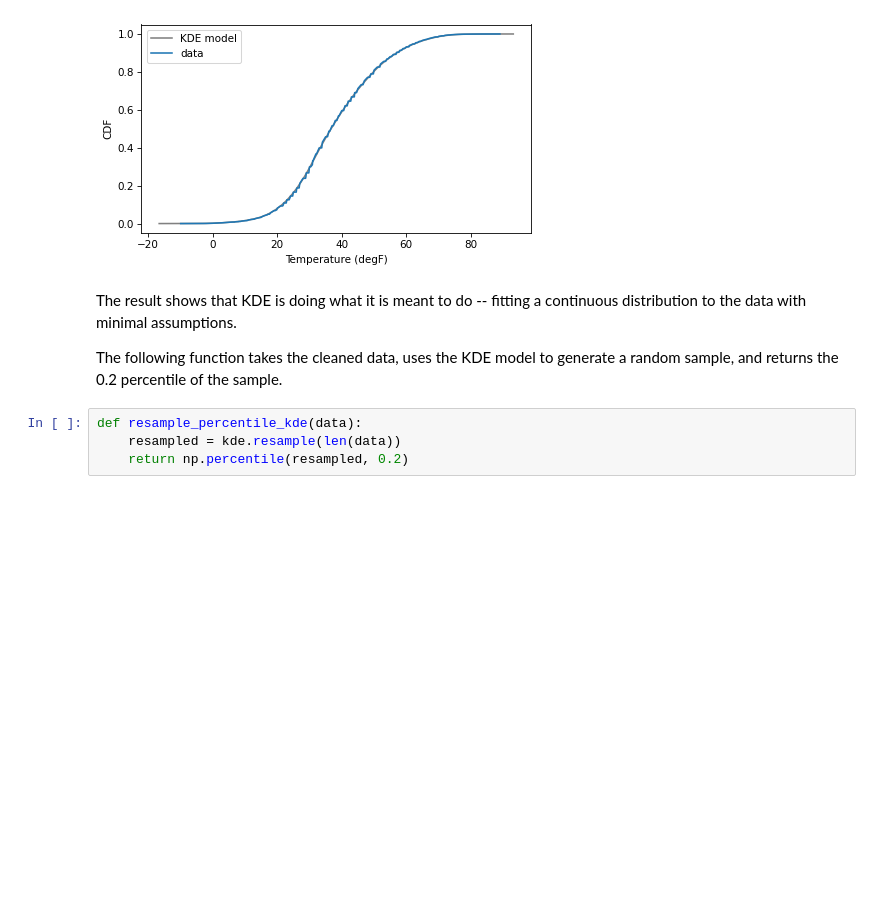
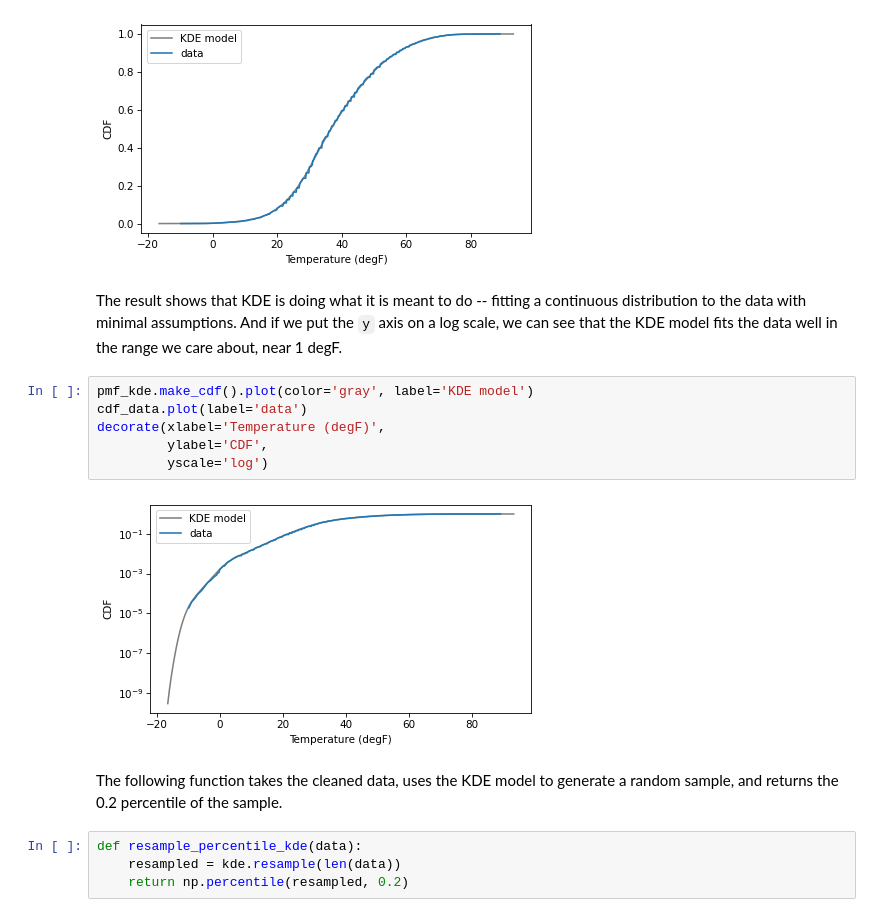
Before and after one commit to AllenDowney/DataQnA, a Jupyter notebook: nb/low_percentile.ipynb, the cells around one changed output. Saved outputs shown, nothing was run; the diff lists cells and outputs as text; blank space fills up the shorter version.

```diff
--- a/nb/low_percentile.ipynb
+++ b/nb/low_percentile.ipynb
@@ -248,9 +248,18 @@ decorate(xlabel='Temperature (degF)',
          ylabel='CDF')
 # %% [output]
 [figure]
+# %% [markdown]
+The result shows that KDE is doing what it is meant to do -- fitting a continuous distribution to the data with minimal assumptions.
+And if we put the `y` axis on a log scale, we can see that the KDE model fits the data well in the range we care about, near 1 degF.
+# %%
+pmf_kde.make_cdf().plot(color='gray', label='KDE model')
+cdf_data.plot(label='data')
+decorate(xlabel='Temperature (degF)',
+         ylabel='CDF',
+         yscale='log')
+# %% [output]
+[figure, added]
 # %% [markdown]
-The result shows that KDE is doing what it is meant to do -- fitting a continuous distribution to the data with minimal assumptions.
-
 The following function takes the cleaned data, uses the KDE model to generate a random sample, and returns the 0.2 percentile of the sample.
 # %%
 def resample_percentile_kde(data):
```
Also changed, not shown: parts of 5 cells of this notebook, 33 other files.
